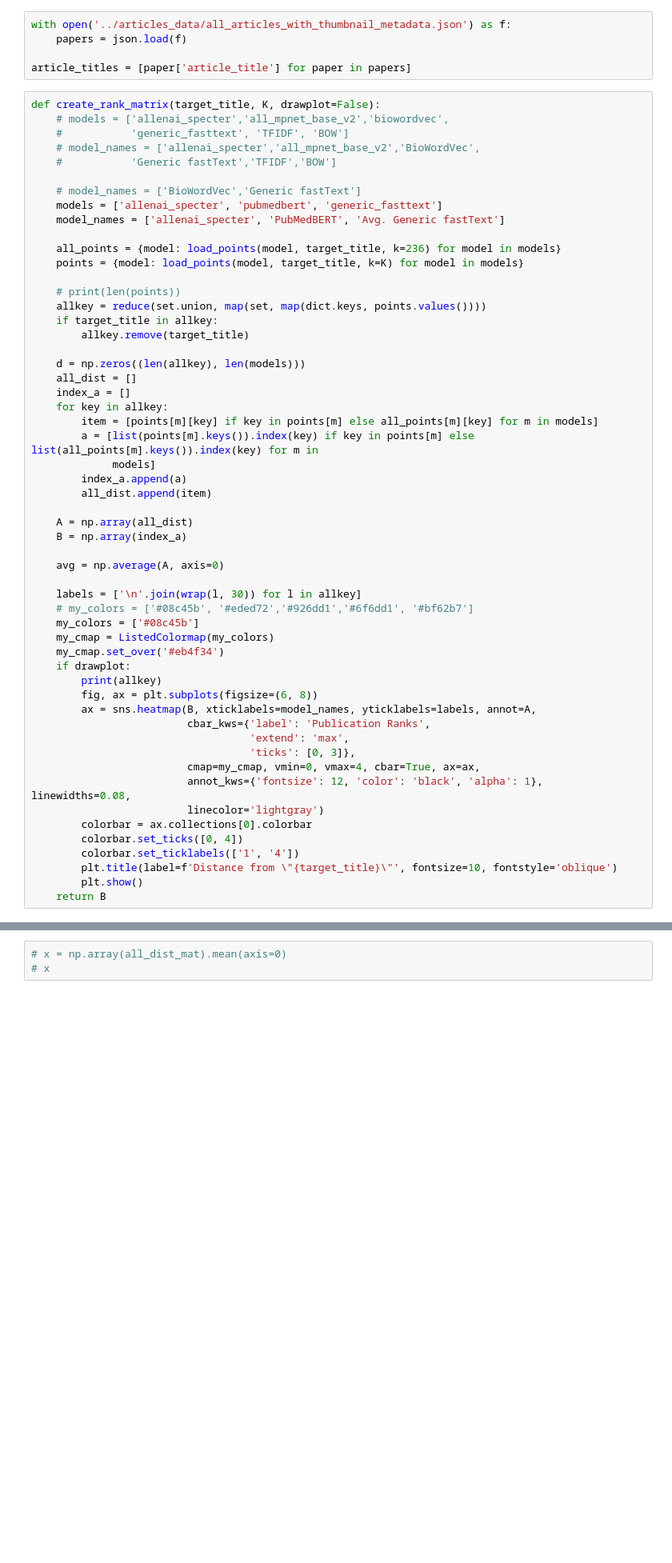
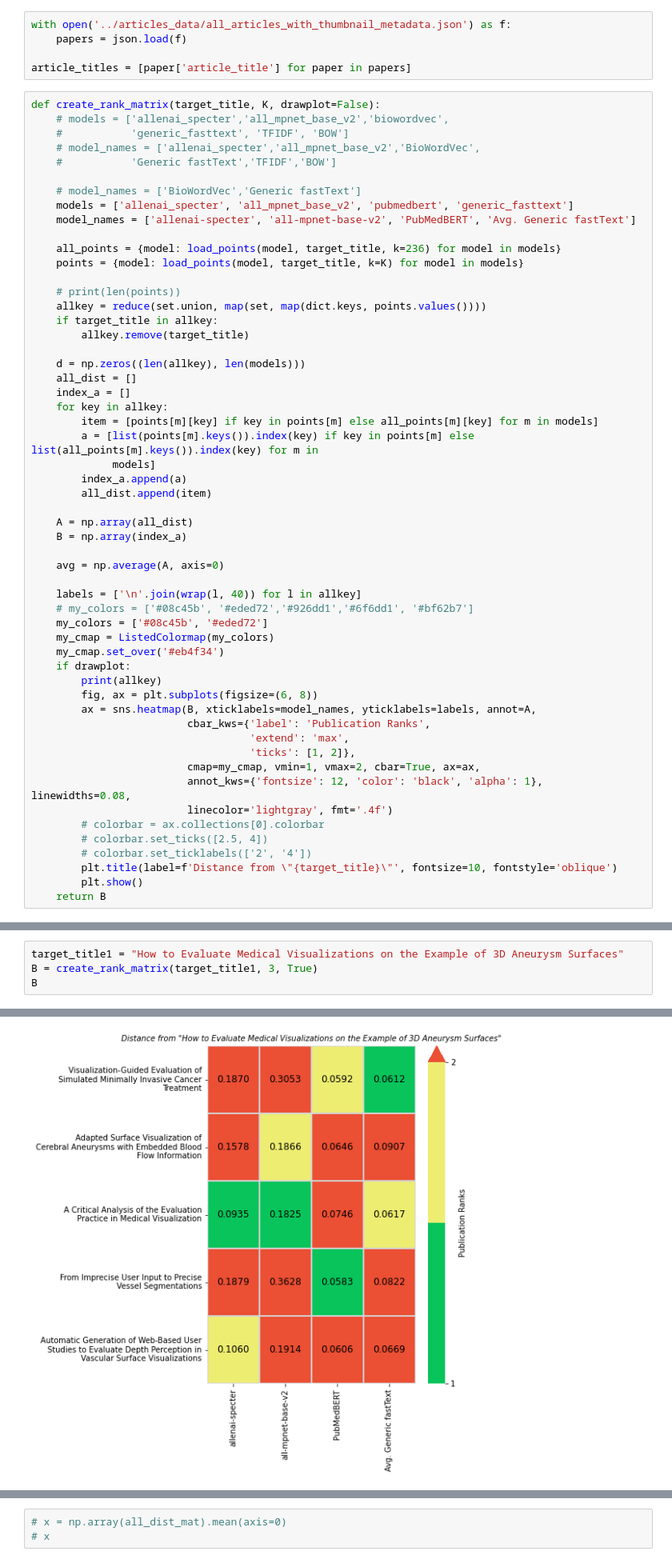
Before and after one commit to pruthvi-hegde/biomedvis, a Jupyter notebook: notebooks/k_neighbours.ipynb, the cells around one changed output, grey strips where cells are left out. Shown at 80% size. Cells and saved outputs as stored; diff of their text form; blank space fills up the shorter version.

```diff
--- a/notebooks/k_neighbours.ipynb
+++ b/notebooks/k_neighbours.ipynb
@@ -210,8 +214,8 @@ def create_rank_matrix(target_title, K, drawplot=False):
     #           'Generic fastText','TFIDF','BOW']
 
     # model_names = ['BioWordVec','Generic fastText']
-    models = ['allenai_specter', 'pubmedbert', 'generic_fasttext']
-    model_names = ['allenai_specter', 'PubMedBERT', 'Avg. Generic fastText']
+    models = ['allenai_specter', 'all_mpnet_base_v2', 'pubmedbert', 'generic_fasttext']
+    model_names = ['allenai-specter', 'all-mpnet-base-v2', 'PubMedBERT', 'Avg. Generic fastText']
 
     all_points = {model: load_points(model, target_title, k=236) for model in models}
     points = {model: load_points(model, target_title, k=K) for model in models}
@@ -236,9 +240,9 @@ def create_rank_matrix(target_title, K, drawplot=False):
 
     avg = np.average(A, axis=0)
 
-    labels = ['\n'.join(wrap(l, 30)) for l in allkey]
+    labels = ['\n'.join(wrap(l, 40)) for l in allkey]
     # my_colors = ['#08c45b', '#eded72','#926dd1','#6f6dd1', '#bf62b7']
-    my_colors = ['#08c45b']
+    my_colors = ['#08c45b', '#eded72']
     my_cmap = ListedColormap(my_colors)
     my_cmap.set_over('#eb4f34')
     if drawplot:
@@ -247,13 +251,13 @@ def create_rank_matrix(target_title, K, drawplot=False):
         ax = sns.heatmap(B, xticklabels=model_names, yticklabels=labels, annot=A,
                          cbar_kws={'label': 'Publication Ranks',
                                    'extend': 'max',
-                                   'ticks': [0, 3]},
-                         cmap=my_cmap, vmin=0, vmax=4, cbar=True, ax=ax,
+                                   'ticks': [1, 2]},
+                         cmap=my_cmap, vmin=1, vmax=2, cbar=True, ax=ax,
                          annot_kws={'fontsize': 12, 'color': 'black', 'alpha': 1}, linewidths=0.08,
-                         linecolor='lightgray')
-        colorbar = ax.collections[0].colorbar
-        colorbar.set_ticks([0, 4])
-        colorbar.set_ticklabels(['1', '4'])
+                         linecolor='lightgray', fmt='.4f')
+        # colorbar = ax.collections[0].colorbar
+        # colorbar.set_ticks([2.5, 4])
+        # colorbar.set_ticklabels(['2', '4'])
         plt.title(label=f'Distance from \"{target_title}\"', fontsize=10, fontstyle='oblique')
         plt.show()
     return B
@@ -273,0 +264,5 @@ array([[  3,   3,  12],
+# %%
+target_title1 = "How to Evaluate Medical Visualizations on the Example of 3D Aneurysm Surfaces"
+B = create_rank_matrix(target_title1, 3, True)
+B
+# %% [output]
@@ -273,0 +270 @@ array([[  3,   3,  12],
+[figure, added]
```
Also changed, not shown: parts of 5 cells of this notebook, 2 other files.
